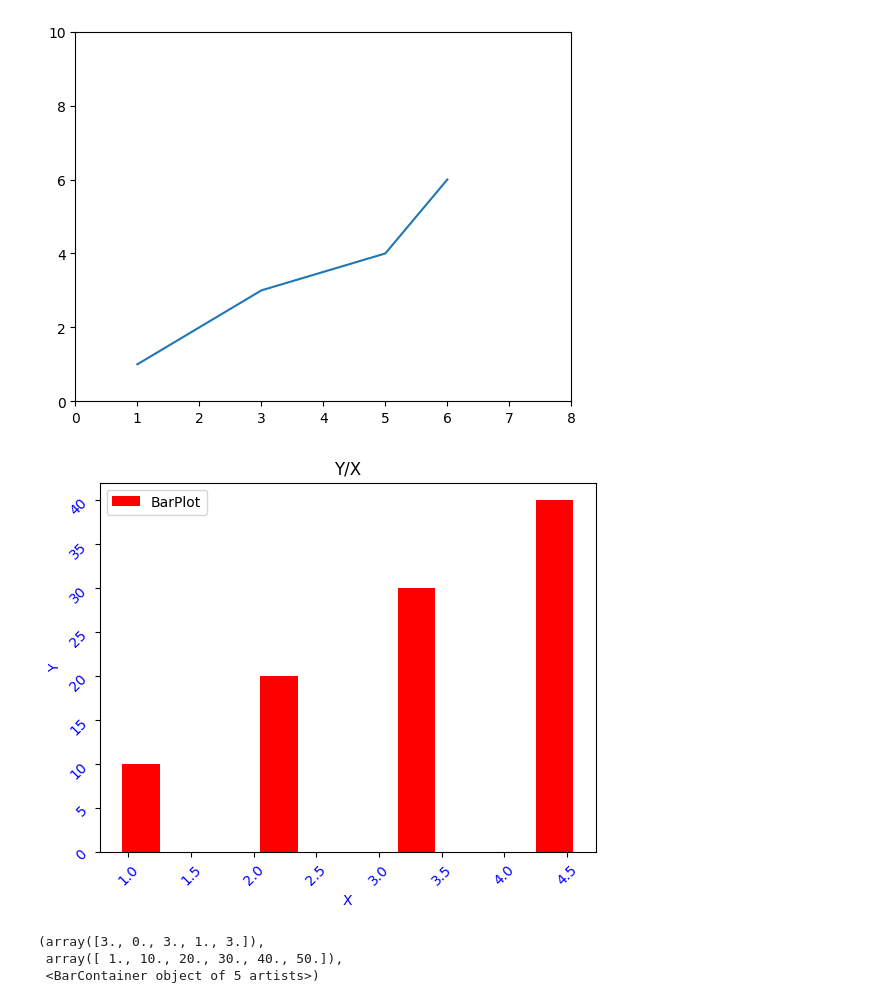
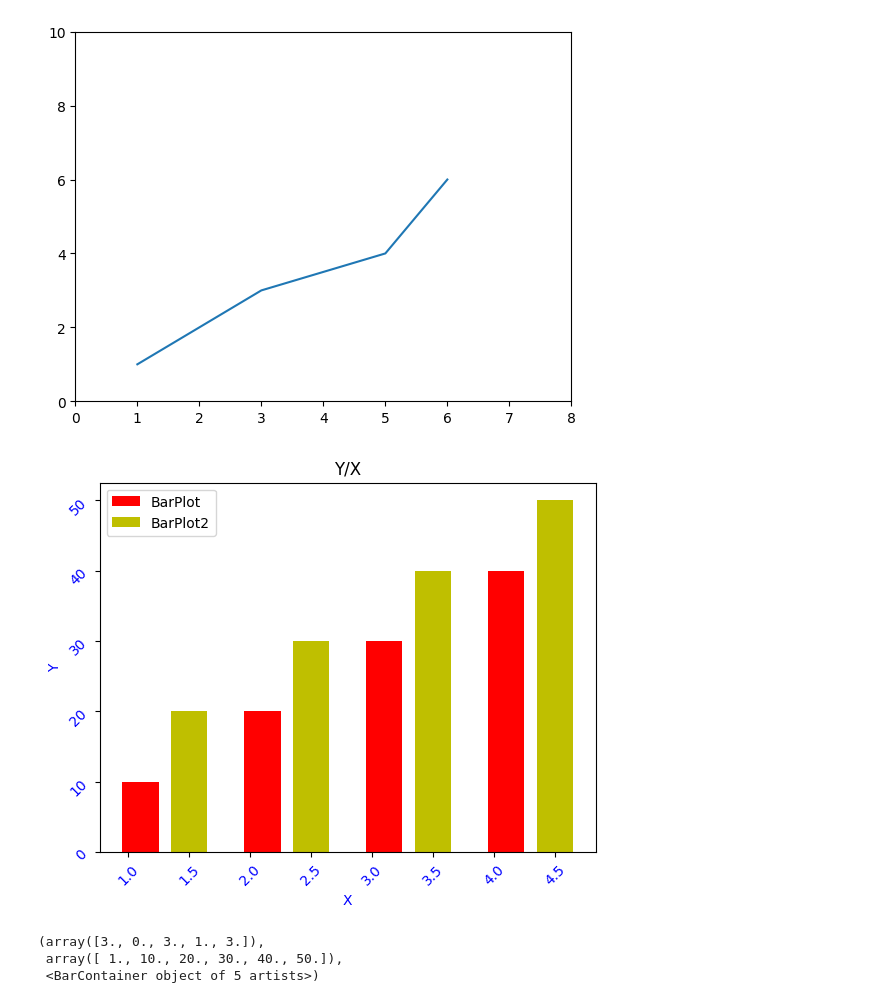
Before and after one commit to ShivamSikotra11/NMUP_UI21CS55, a Jupyter notebook: 1.ipynb, the cells around one changed output. Saved outputs shown, nothing was run; the diff lists cells and outputs as text; code cells hidden in the pictures.

```diff
--- a/1.ipynb
+++ b/1.ipynb
@@ -23,16 +23,17 @@ plt.show()
 # %% [output]
 [figure]
 # %%
-plt.bar([1.1,2.2,3.3,4.4],[10,20,30,40],label='BarPlot',width=0.3,color='r')
+plt.bar([1.1,2.1,3.1,4.1],[10,20,30,40],label='BarPlot',width=0.3,color='r')
+plt.bar([1.5,2.5,3.5,4.5],[20,30,40,50],label='BarPlot2',width=0.3,color='y')
 plt.xticks(rotation=45,color='b')
 plt.yticks(rotation=45,color='b')
 plt.xlabel('X',color='b')
 plt.ylabel('Y',color='b',rotation=90)
 plt.title('Y/X')
 plt.legend()
 plt.show()
 # %% [output]
-[figure, old version]
+[figure, new version]
 # %%
 pop = [22,55,62,45,21,22,34,42,42,4,2,8]
 bins = [1,10,20,30,40,50]
```
